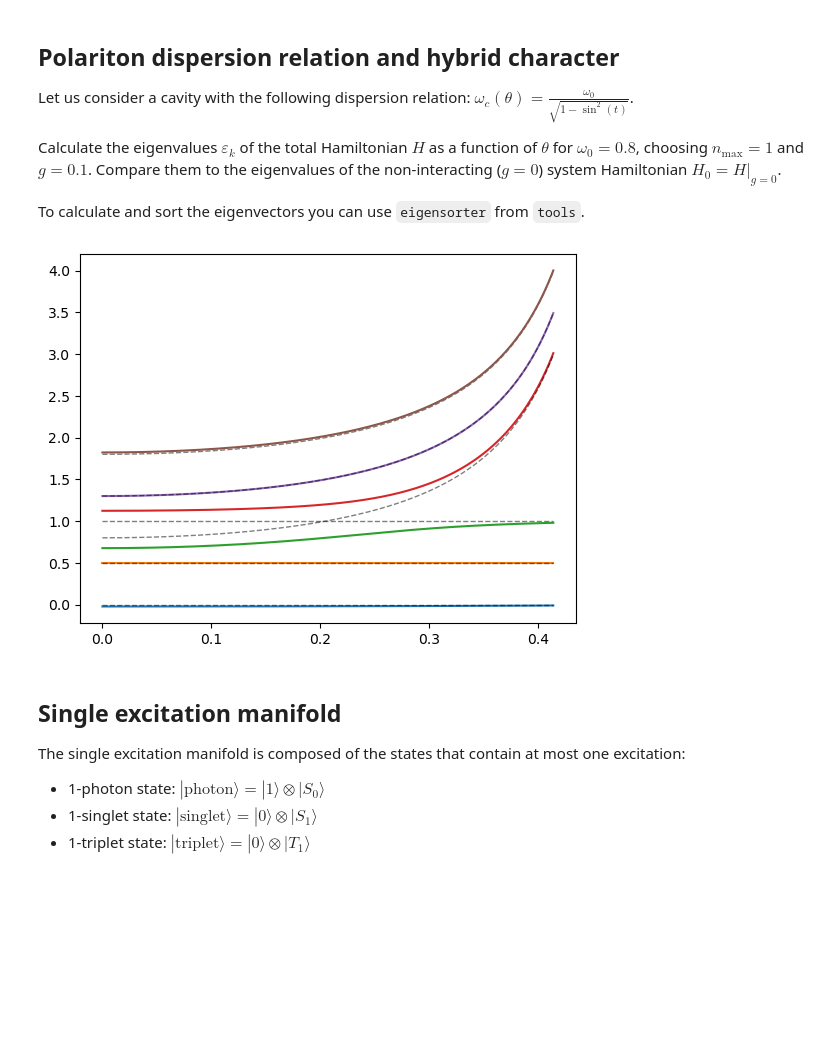
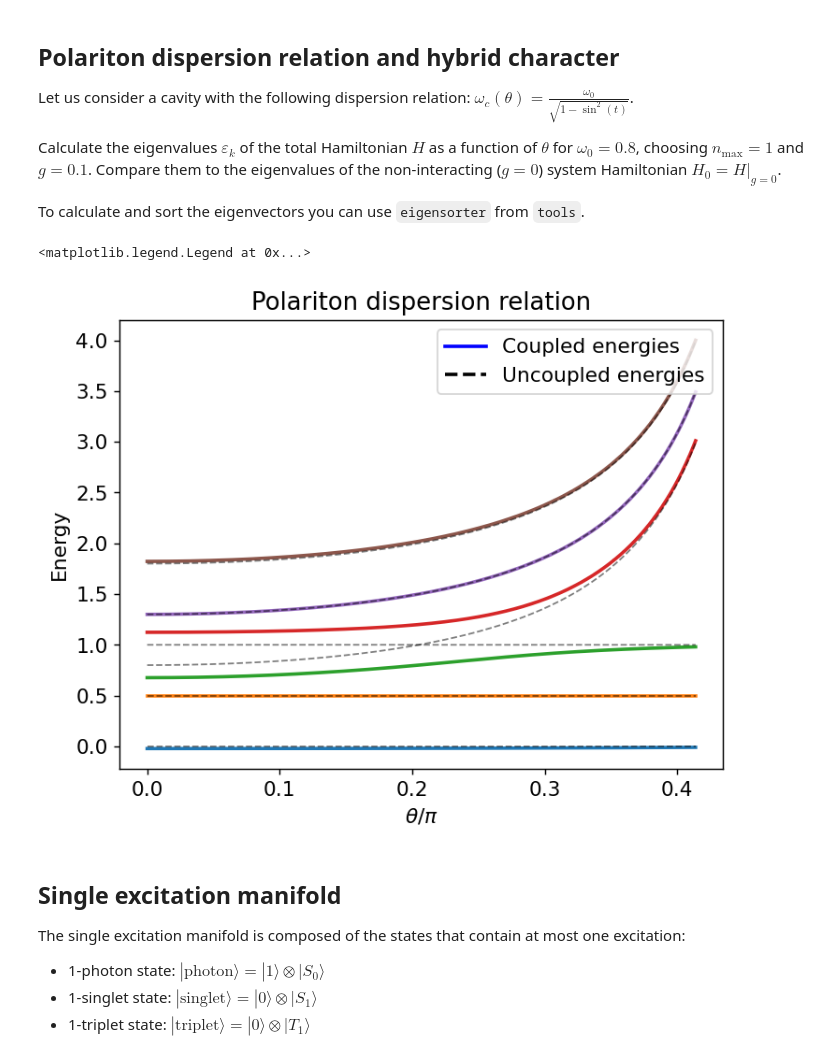
Before and after one commit to LBPhysics/redfield_education, a Jupyter notebook: notebooks/examples_qt/03_polariton.ipynb, the cells around one changed output. Cells and saved outputs as stored; diff of their text form; code cells hidden in the pictures; blank space fills up the shorter version.

```diff
--- a/notebooks/examples_qt/03_polariton.ipynb
+++ b/notebooks/examples_qt/03_polariton.ipynb
@@ -65,17 +65,17 @@ eS = 1
 # triplet energy
 eT = 0.5 * eS
 
-# exciton Hamilotnian (assuming order S0,S1,T1)
-He = np.diag([0,1,0.5])
+# exciton basis
+S0 = qt.basis(3, 0)
+S1 = qt.basis(3, 1)
+T1 = qt.basis(3, 2)
 
-# exciton states
-S0 = np.array([1,0,0])
-S1 = np.array([0,1,0])
-T1 = np.array([0,0,1])
+# exciton Hamiltonian
+He = qt.Qobj(np.diag([0, eS, eT]))
 
 # annihilation operators
-S = np.outer(S0,S1.conj().T)
-T = np.outer(S0,T1.conj().T)
+S = S0 * S1.dag()
+T = S0 * T1.dag()
 # %% [markdown]
 ## Exciton-photon coupling and polariton Hamiltonian
 
@@ -150,55 +142,63 @@ Calculate the eigenvalues $\varepsilon_k$ of the total Hamiltonian $H$ as a func
 
 To calculate and sort the eigenvectors you can use `eigensorter` from `tools`.
 # %%
-# import eigensorter
-from tools import eigensorter
-
 # dispersion relation of the cavity
-energy_cavity = lambda th, w0 = 1: w0*(1-np.sin(th)**2)**(-1/2)
+energy_cavity = lambda th, w0=1: w0*(1-np.sin(th)**2)**(-1/2)
 
 # angles
 ths = np.linspace(0,1.3,1000)
 
 # max occupation
 nmax = 1
 
 # interaction strength
 g = 0.2
 
 # cavity base frequency
 w0 = 0.8
 
 # eigenvalues datasets
 data = []
 data0 = []
 
 # loop over angles
 for th in ths:
     # cavity energy
-    wc = energy_cavity(th,w0=w0)
-    # construct Hamilotnian
-    H = Hamiltonian(wc=wc,eS=eS,eT=eT,g=g, nmax = nmax, printing = False)
+    wc = energy_cavity(th, w0=w0)
+    # construct Hamiltonian
+    H = Hamiltonian(wc=wc, eS=eS, eT=eT, g=g, nmax=nmax, printing=False)
     # calculate the eigenvalues
-    evals, ekets = eigensorter(H)
-    data.append(evals)
-    # construct non-interacting Hamilotnian
-    H0 = Hamiltonian(wc=wc,eS=eS,eT=eT,g=0, nmax = nmax, printing = False)
+    evals = H.eigenenergies()
+    data.append(np.sort(evals))
+    # construct non-interacting Hamiltonian
+    H0 = Hamiltonian(wc=wc, eS=eS, eT=eT, g=0, nmax=nmax, printing=False)
     # calculate the eigenvalues
-    evals, _ = np.linalg.eig(H0)
-    data0.append(evals)
+    evals0 = H0.eigenenergies()
+    data0.append(np.sort(evals0))
 
 # organise data
 data = np.array(data).T
 data0 = np.array(data0).T
 
 # figure
 fig, ax = plt.subplots()
 
 for k in range(len(data)):
-    ax.plot(ths/np.pi,data[k])
-    ax.plot(ths/np.pi,data0[k],'k--', lw = 1, alpha = 0.5)
+    ax.plot(ths/np.pi, data[k])
+    ax.plot(ths/np.pi, data0[k], 'k--', lw=1, alpha=0.5)
+
+# add labels
+ax.set_xlabel(r'$\theta / \pi$')
+ax.set_ylabel('Energy')
+ax.set_title('Polariton dispersion relation')
+
+# add legend
+solid_line = plt.Line2D([0], [0], color='blue', linestyle='-', label='Coupled energies')
+dashed_line = plt.Line2D([0], [0], color='black', linestyle='--', label='Uncoupled energies')
+ax.legend(handles=[solid_line, dashed_line], loc='upper right')
 # %% [output]
+<matplotlib.legend.Legend at 0x...>
-[figure, old version]
+[figure, new version]
 # %% [markdown]
 ## Single excitation manifold
 
```
Also changed, not shown: parts of 8 cells of this notebook, 18 other files.
